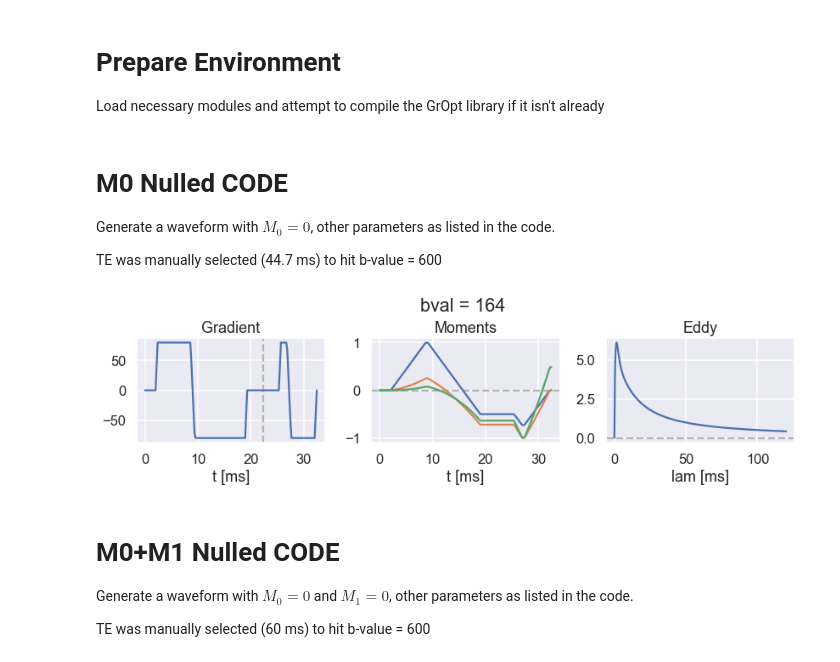
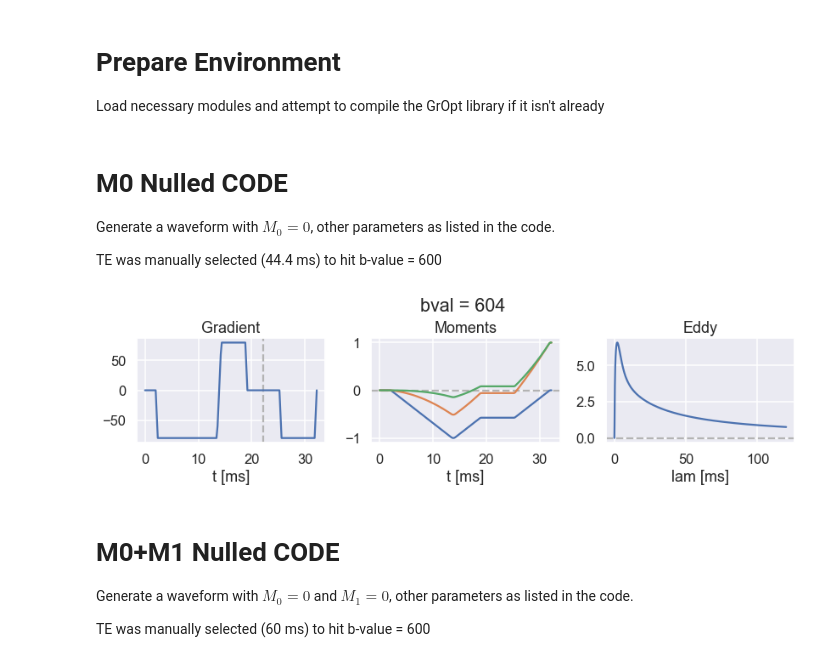
Before and after one commit to mloecher/gropt, a Jupyter notebook: python/demo_v1.ipynb, the cells around one changed output. Saved outputs shown, nothing was run; the diff lists cells and outputs as text; code cells hidden in the pictures.

```diff
--- a/python/demo_v1.ipynb
+++ b/python/demo_v1.ipynb
@@ -22,22 +22,22 @@ from helper_utils import *
 
 Generate a waveform with $M_0 = 0$, other parameters as listed in the code.
 
-TE was manually selected (44.7 ms) to hit b-value = 600
+TE was manually selected (44.4 ms) to hit b-value = 600
 # %%
 gmax = .08      # Gmax in [T/s]
 smax = 200      # Slew max im [T/m/s]
 MMT = 0         # MMT is the maximum order moment to null (0,1,2)
-TE = 44.7       # TE in [ms]
+TE = 44.4       # TE in [ms]
 T_readout = 12  # [ms]
 T_90 = 2        # [ms]
 T_180 = 6       # [ms]
 diffmode = 2    # diffmode =1 for beta-max, =2 for b-val max
 dt = 0.2e-3     # gradient raster time in [s]
 
-G, dd = cvxg.run_kernel_fixdt(gmax, smax, MMT, TE, T_readout, T_90, T_180, diffmode, dt=dt)
+G, dd = gropt.run_diffkernel_fixdt(gmax, smax, MMT, TE, T_readout, T_90, T_180, diffmode, dt=dt)
 plot_waveform(G, TE, T_readout)
 # %% [output]
-[figure, old version]
+[figure, new version]
 # %% [markdown]
 # M0+M1 Nulled CODE
 
```
Also changed, not shown: parts of 7 cells of this notebook, 31 other files.
